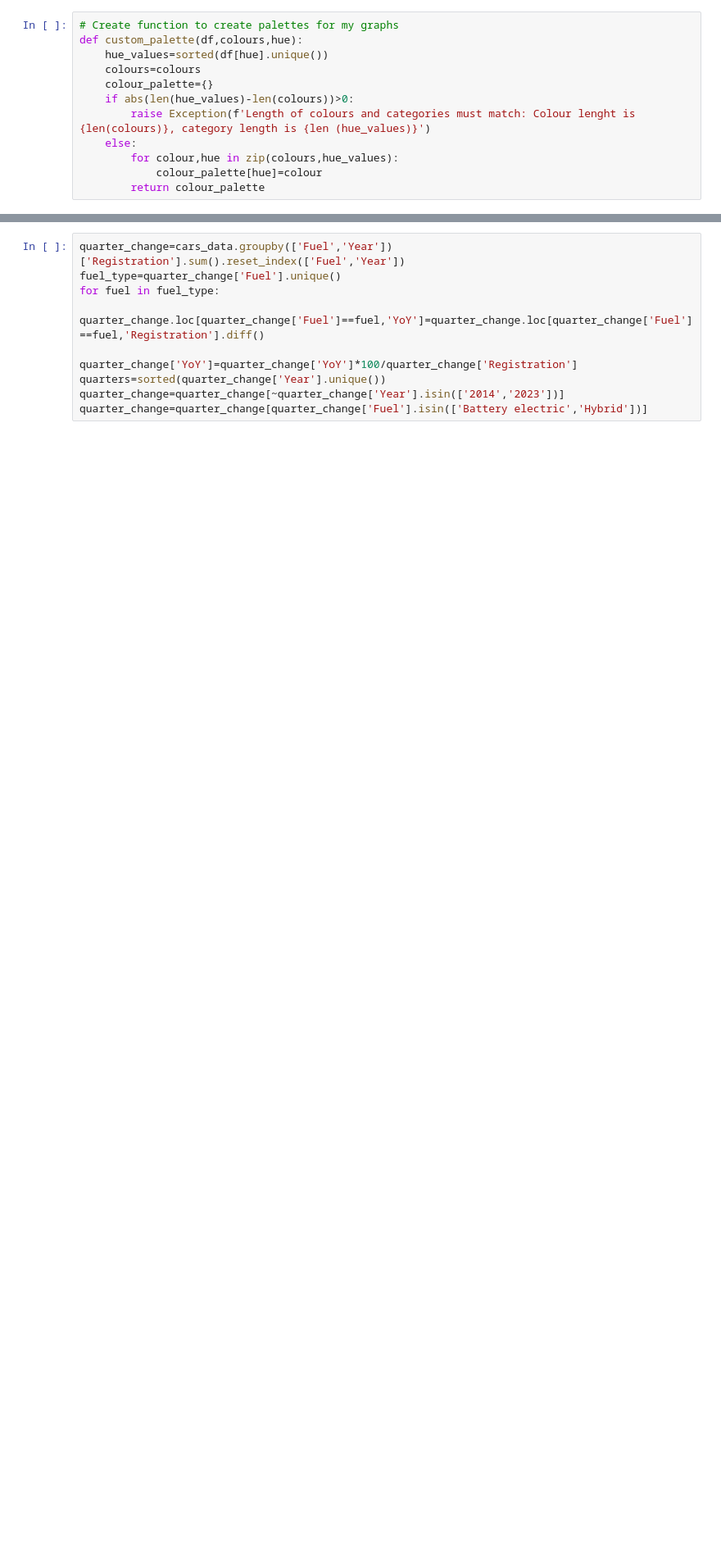
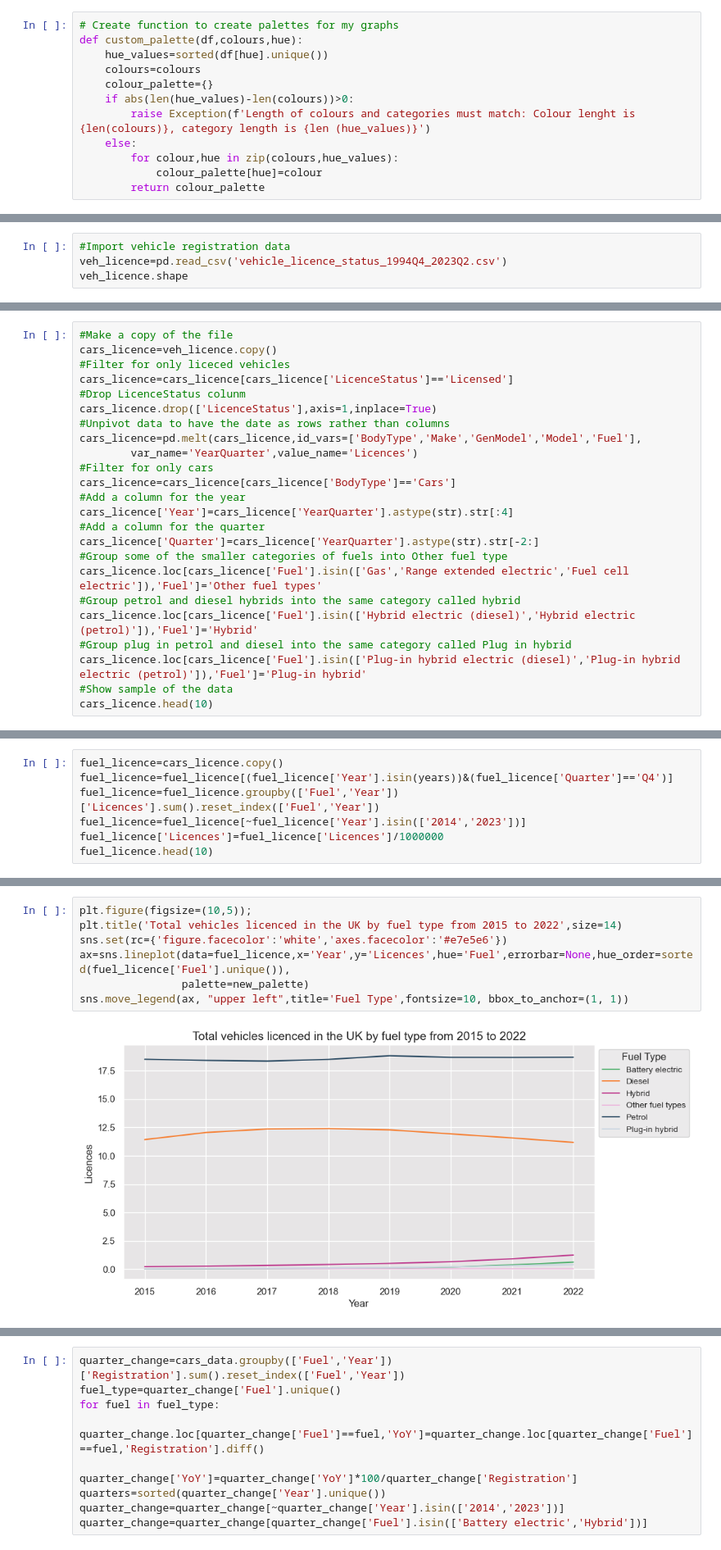
Before and after one commit to ssalazarheredia/vehicle_analysis, a Jupyter notebook: vehicle_analysis.ipynb, the cells around one changed output, grey strips where cells are left out. Shown at 82% size. Drawn from its saved outputs; the diff is of its cells as text; blank space fills up the shorter version.

```diff
--- a/vehicle_analysis.ipynb
+++ b/vehicle_analysis.ipynb
@@ -188,0 +179,4 @@ sns.move_legend(ax, "upper left",title='Fuel Type',fontsize=10, bbox_to_anchor=(
+# %%
+#Import vehicle registration data
+veh_licence=pd.read_csv('vehicle_licence_status_1994Q4_2023Q2.csv')
+veh_licence.shape
@@ -188,0 +196,24 @@ sns.move_legend(ax, "upper left",title='Fuel Type',fontsize=10, bbox_to_anchor=(
+# %%
+#Make a copy of the file
+cars_licence=veh_licence.copy()
+#Filter for only liceced vehicles
+cars_licence=cars_licence[cars_licence['LicenceStatus']=='Licensed']
+#Drop LicenceStatus colunm
+cars_licence.drop(['LicenceStatus'],axis=1,inplace=True)
+#Unpivot data to have the date as rows rather than columns
+cars_licence=pd.melt(cars_licence,id_vars=['BodyType','Make','GenModel','Model','Fuel'],
+        var_name='YearQuarter',value_name='Licences')
+#Filter for only cars
+cars_licence=cars_licence[cars_licence['BodyType']=='Cars']
+#Add a column for the year
+cars_licence['Year']=cars_licence['YearQuarter'].astype(str).str[:4]
+#Add a column for the quarter
+cars_licence['Quarter']=cars_licence['YearQuarter'].astype(str).str[-2:]
+#Group some of the smaller categories of fuels into Other fuel type
+cars_licence.loc[cars_licence['Fuel'].isin(['Gas','Range extended electric','Fuel cell electric']),'Fuel']='Other fuel types'
+#Group petrol and diesel hybrids into the same category called hybrid
+cars_licence.loc[cars_licence['Fuel'].isin(['Hybrid electric (diesel)','Hybrid electric (petrol)']),'Fuel']='Hybrid'
+#Group plug in petrol and diesel into the same category called Plug in hybrid
+cars_licence.loc[cars_licence['Fuel'].isin(['Plug-in hybrid electric (diesel)','Plug-in hybrid electric (petrol)']),'Fuel']='Plug-in hybrid'
+#Show sample of the data
+cars_licence.head(10)
@@ -188,0 +232,7 @@ sns.move_legend(ax, "upper left",title='Fuel Type',fontsize=10, bbox_to_anchor=(
+# %%
+fuel_licence=cars_licence.copy()
+fuel_licence=fuel_licence[(fuel_licence['Year'].isin(years))&(fuel_licence['Quarter']=='Q4')]
+fuel_licence=fuel_licence.groupby(['Fuel','Year'])['Licences'].sum().reset_index(['Fuel','Year'])
+fuel_licence=fuel_licence[~fuel_licence['Year'].isin(['2014','2023'])]
+fuel_licence['Licences']=fuel_licence['Licences']/1000000
+fuel_licence.head(10)
@@ -188,0 +251,9 @@ sns.move_legend(ax, "upper left",title='Fuel Type',fontsize=10, bbox_to_anchor=(
+# %%
+plt.figure(figsize=(10,5));
+plt.title('Total vehicles licenced in the UK by fuel type from 2015 to 2022',size=14)
+sns.set(rc={'figure.facecolor':'white','axes.facecolor':'#e7e5e6'})
+ax=sns.lineplot(data=fuel_licence,x='Year',y='Licences',hue='Fuel',errorbar=None,hue_order=sorted(fuel_licence['Fuel'].unique()),
+                palette=new_palette)
+sns.move_legend(ax, "upper left",title='Fuel Type',fontsize=10, bbox_to_anchor=(1, 1))
+# %% [output]
+[figure, added]
```
Also changed, not shown: parts of 34 cells of this notebook.
